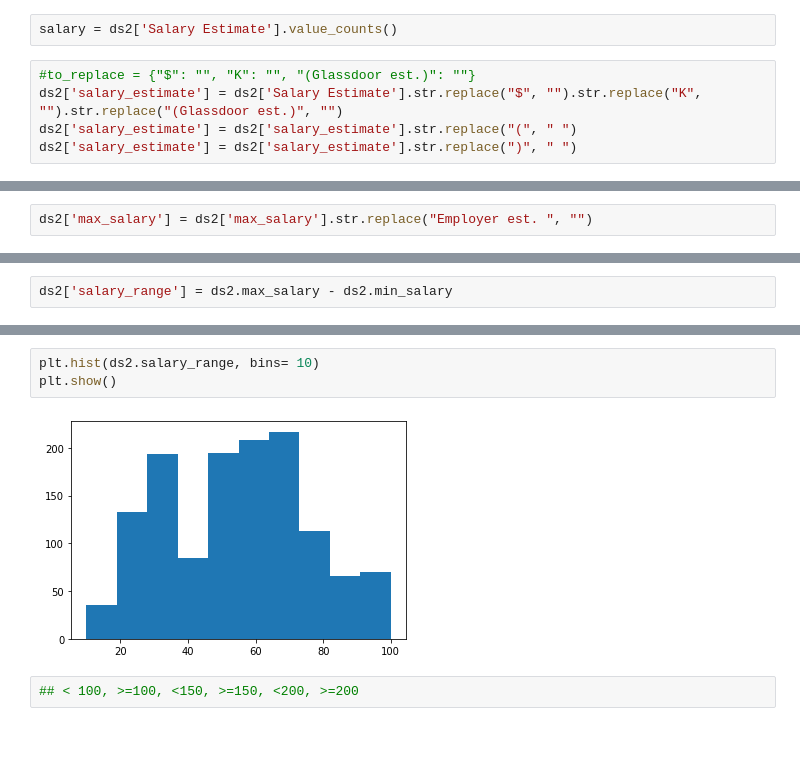
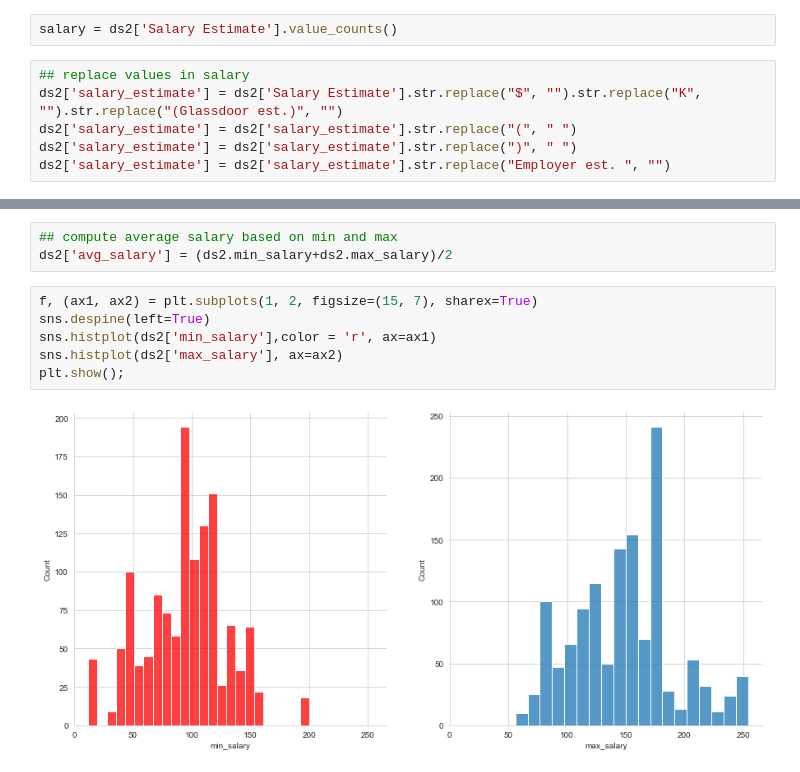
Before and after one commit to dianaionascu15/data-jobs-analysis, a Jupyter notebook: data-jobs-analysis.ipynb, the cells around one changed output, grey strips where cells are left out. Cells and saved outputs as stored; diff of their text form; blank space fills up the shorter version.

```diff
--- a/data-jobs-analysis.ipynb
+++ b/data-jobs-analysis.ipynb
@@ -166,8 +209,9 @@ ds2['company_age'] = 2020 - ds2['Founded'] ## 2020 I believe it was the year whe
 # %%
 salary = ds2['Salary Estimate'].value_counts()
 # %%
-#to_replace = {"$": "", "K": "", "(Glassdoor est.)": ""}
+## replace values in salary
 ds2['salary_estimate'] = ds2['Salary Estimate'].str.replace("$", "").str.replace("K", "").str.replace("(Glassdoor est.)", "")
 ds2['salary_estimate'] = ds2['salary_estimate'].str.replace("(", " ")
 ds2['salary_estimate'] = ds2['salary_estimate'].str.replace(")", " ")
+ds2['salary_estimate'] = ds2['salary_estimate'].str.replace("Employer est. ", "")
 # %%
@@ -199,5 +224,3 @@ dtype: object
-# %%
-ds2['max_salary'] = ds2['max_salary'].str.replace("Employer est. ", "")
 # %%
 ds2.min_salary = ds2.min_salary.astype(int)
 ds2.max_salary = ds2.max_salary.astype(int)
@@ -210,2 +229,0 @@ print(ds2.max_salary.max()) #98
-# %%
-ds2['salary_range'] = ds2.max_salary - ds2.min_salary
@@ -221,7 +230,11 @@ plt.show()
-# %%
-plt.hist(ds2.salary_range, bins= 10)
-plt.show()
-# %% [output]
-[figure, removed]
-# %%
-## < 100, >=100, <150, >=150, <200, >=200
+# %%
+## compute average salary based on min and max
+ds2['avg_salary'] = (ds2.min_salary+ds2.max_salary)/2
+# %%
+f, (ax1, ax2) = plt.subplots(1, 2, figsize=(15, 7), sharex=True)
+sns.despine(left=True)
+sns.histplot(ds2['min_salary'],color = 'r', ax=ax1)
+sns.histplot(ds2['max_salary'], ax=ax2)
+plt.show();
+# %% [output]
+[figure, added]
```
Also changed, not shown: parts of 38 cells of this notebook.
